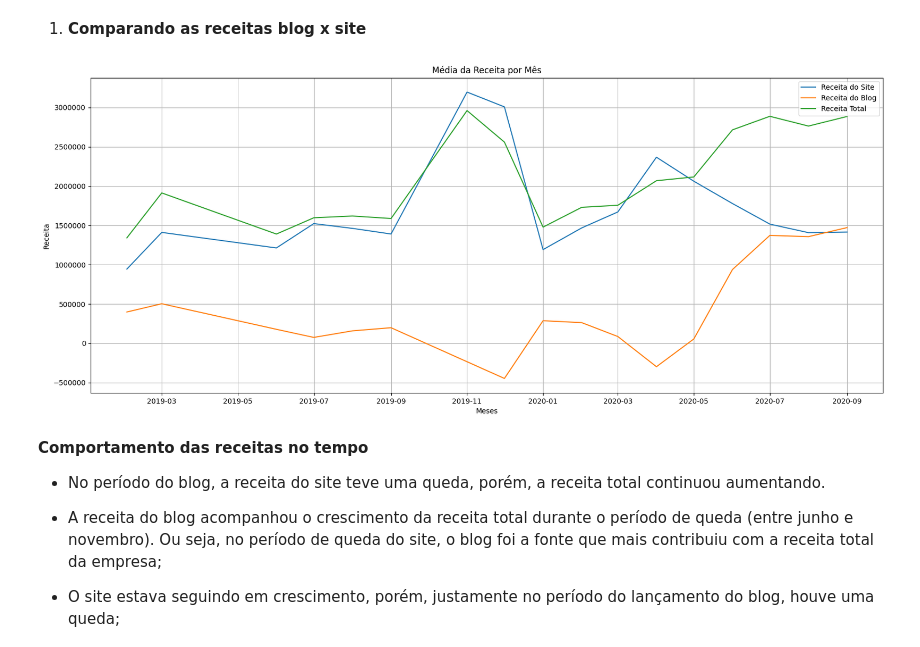
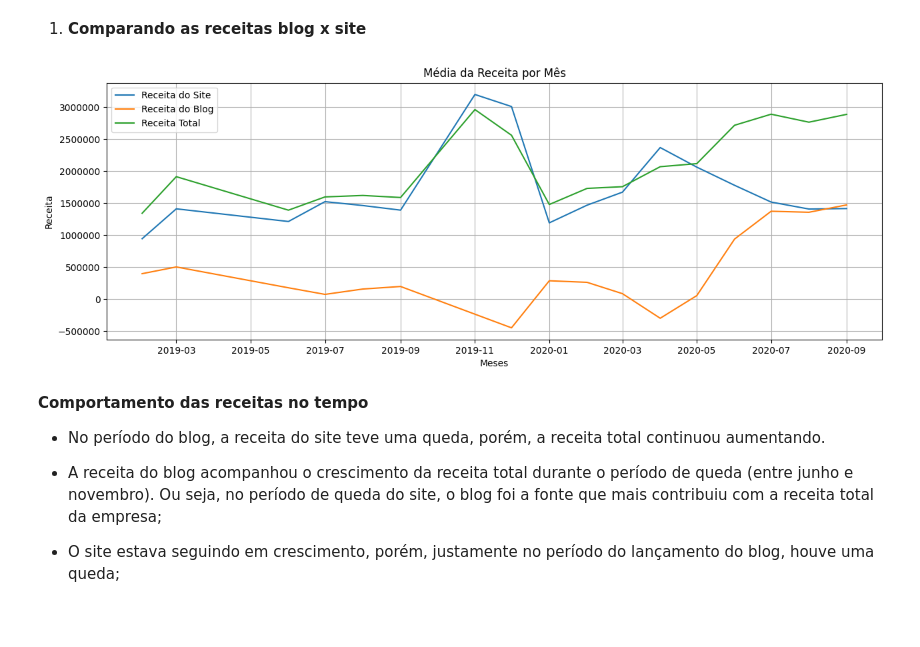
Before and after one commit to LaizaCostaa/Case-An-lise-de-faturamento-Blog-x-Site, a Jupyter notebook: Case_blogxsite.ipynb, the cells around one changed output. Cells and saved outputs as stored; diff of their text form; code cells hidden in the pictures; blank space fills up the shorter version.

```diff
--- a/Case_blogxsite.ipynb
+++ b/Case_blogxsite.ipynb
@@ -526,0 +470,17 @@ quantidade de receita por transacao: 73.73
+# %%
+# Calcular a receita para cada transação do site antes do lançamento do blog
+media_receita_site = df_antes_blog['receita'].mean()
+media_transacoes_site = df_antes_blog['transacoes_site'].mean()
+receita_por_transacao_site = media_receita_site / media_transacoes_site
+
+df_sem_outlier['receita_site'] = df_sem_outlier.transacoes_site * receita_por_transacao_site
+df_sem_outlier['receita_blog'] = df_sem_outlier.receita - df_sem_outlier.receita_site
+
+# Calcular a receita para cada transação do blog
+media_receita_blog = df_sem_outlier['receita_blog'].mean()
+media_transacoes_blog = df_sem_outlier['transacoes_blog'].mean()
+receita_por_transacao_blog = media_receita_blog / media_transacoes_blog
+
+print(f'Valor por transacao do site: {receita_por_transacao_site}')
+print(f'Valor por transacao do blog: {receita_por_transacao_blog}')
+df_sem_outlier
@@ -527,21 +503,22 @@ quantidade de receita por transacao: 73.73
 # %% [markdown]
 1. **Comparando as receitas blog x site**
 # %%
-plt.figure(figsize=(20, 8))
+
+plt.figure(figsize=(15, 5))
 plt.plot(df_sem_outlier.groupby(['ano_mes'])['receita_site'].mean(), label='Receita do Site')
 plt.plot(df_sem_outlier.groupby(['ano_mes'])['receita_blog'].mean(), label='Receita do Blog')
 plt.plot(df_sem_outlier.groupby(['ano_mes'])['receita'].mean(), label='Receita Total')
 
 plt.ticklabel_format(style='plain', axis='y')
 plt.grid()
 plt.legend()
 plt.title('Média da Receita por Mês')
 plt.xlabel('Meses')
 plt.ylabel('Receita')
 
 plt.show()
 # %% [output]
-[figure, old version]
+[figure, new version]
 # %% [markdown]
 **Comportamento das receitas no tempo**
 *  No período do blog, a receita do site teve uma queda, porém,
```
Also changed, not shown: parts of 21 cells of this notebook.
